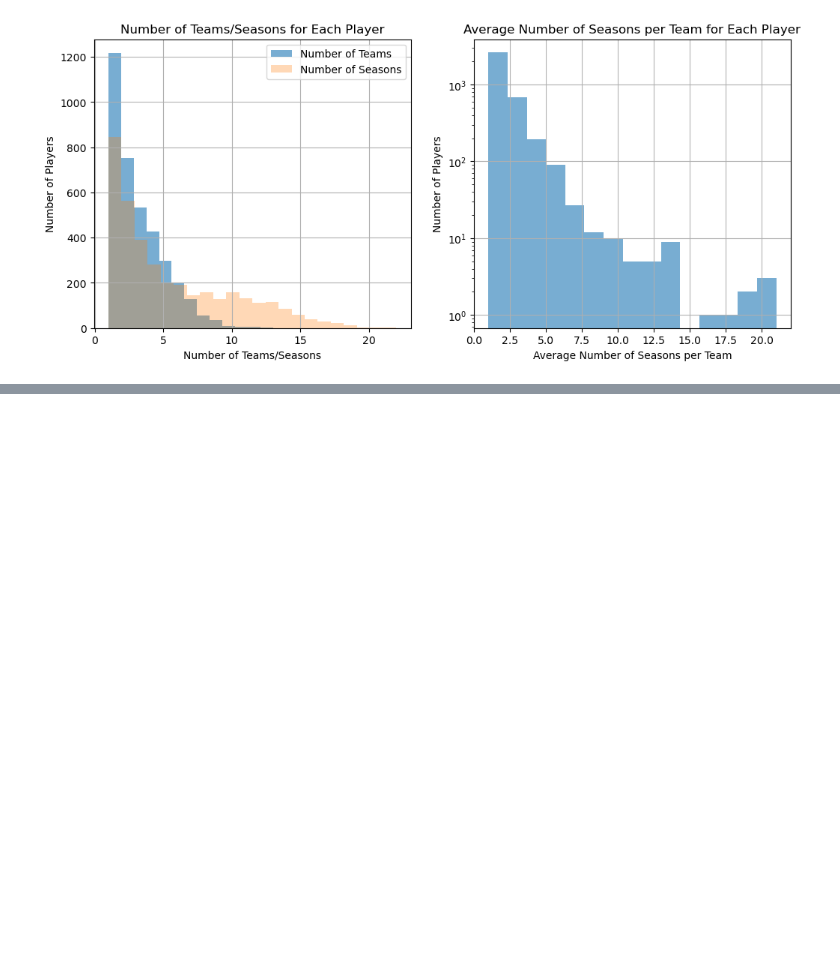
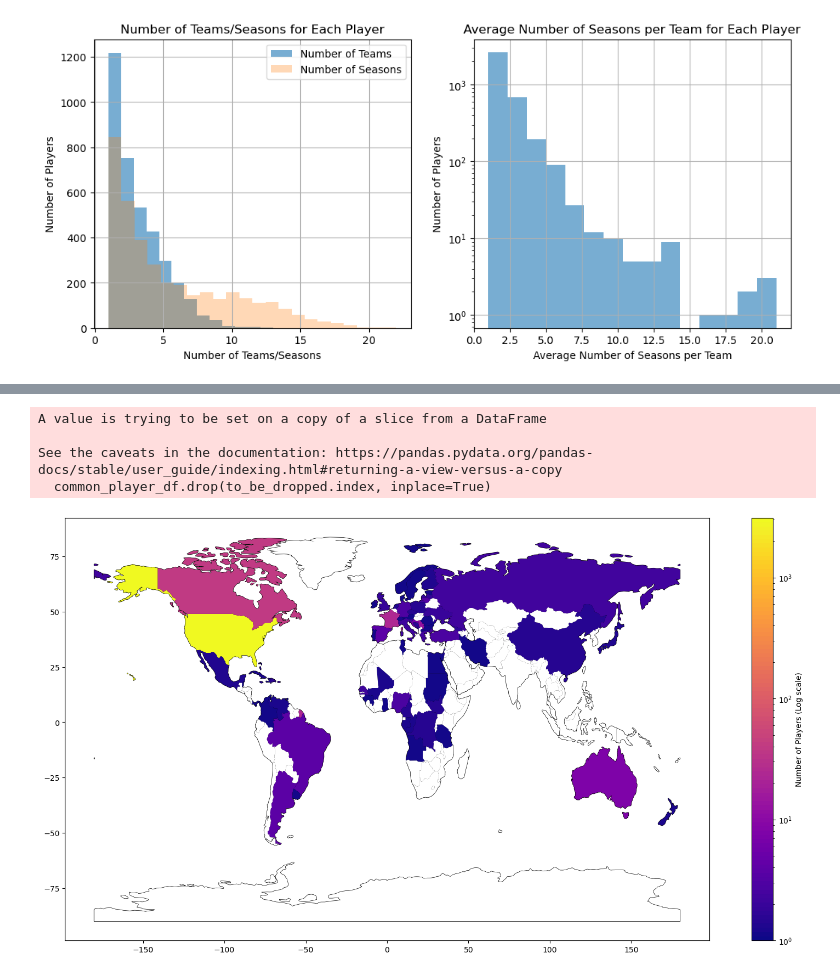
Before and after one commit to com-480-data-visualization/project-2023-dunkdata, a Jupyter notebook: explore.ipynb, the cells around one changed output, grey strips where cells are left out. Drawn from its saved outputs; the diff is of its cells as text; code cells hidden in the pictures; blank space fills up the shorter version.

```diff
--- a/explore.ipynb
+++ b/explore.ipynb
@@ -7,6 +10,8 @@ import seaborn as sns
 ## Player Analysis
 # %%
 player_df = pd.read_csv("csv/common_player_info.csv")
+player_df["birthdate"] = pd.to_datetime(player_df["birthdate"])
+player_df.rename(columns={"display_first_last": "player_name"}, inplace=True)
 # %% [markdown]
 ### Origin
 Country, school or the state (if the player is a US citizen)
@@ -354,0 +195,51 @@ viz_team_counts(2014)
+# %%
+# find players with duplicate names in common_player_df
+dupes = common_player_df[common_player_df["player_name"].duplicated(keep=False)].sort_values("player_name")
+
+# remove players with duplicate names, keeping the youngest one
+dupes.sort_values(["player_name", "birthdate"], ascending=[1,0], inplace=True)
+to_be_dropped = dupes[dupes["player_name"].duplicated(keep="first")]
+
+# drop from common_player_df players specified in to_be_dropped (based on index)
+common_player_df.drop(to_be_dropped.index, inplace=True)
+# %% [output]
+A value is trying to be set on a copy of a slice from a DataFrame
+
+See the caveats in the documentation: https://pandas.pydata.org/pandas-docs/stable/user_guide/indexing.html#returning-a-view-versus-a-copy
+  common_player_df.drop(to_be_dropped.index, inplace=True)
+# %%
+import geopandas
+import matplotlib
+from matplotlib.colors import LogNorm
+
+# World map coloured by number of NBA players
+world = geopandas.read_file(geopandas.datasets.get_path('naturalearth_lowres'))
+ax = world.plot(figsize=(20, 10), color="white", edgecolor="black")
+
+cmap = matplotlib.colormaps["plasma"].resampled(100)
+
+countries = {
+    'Bosnia and Herzegovina': 'Bosnia and Herz.', 'Czech Republic': 'Czechia', 'DRC': 'Dem. Rep. Congo', 'Democratic Republic of the Congo': 'Dem. Rep. Congo',
+    'Dominican Republic': 'Dominican Rep.', 'Macedonia': 'North Macedonia', 'Scotland': 'United Kingdom', 'South Sudan': 'S. Sudan',
+    'USA': 'United States of America'
+}
+
+country_counts = common_player_df['country'].replace(countries).value_counts().to_dict()
+min_count = min(country_counts.values())
+max_count = max(country_counts.values())
+norm = LogNorm(vmin=min_count, vmax=max_count)
+
+for c in country_counts:
+    c_rate = country_counts[c]
+    if c not in world.name.values:
+        continue
+    world[world.name == c].plot(color=cmap(c_rate),ax=ax)
+for c in world.name.values:
+    if c not in country_counts:
+        world[world.name == c].plot(color="white",ax=ax)
+
+plt.colorbar(plt.cm.ScalarMappable(norm=norm, cmap=cmap),
+             ax=ax, label="Number of Players (Log scale)")
+plt.show()
+# %% [output]
+[figure, added]
```
Also changed, not shown: parts of 16 cells of this notebook, 2 other files.
